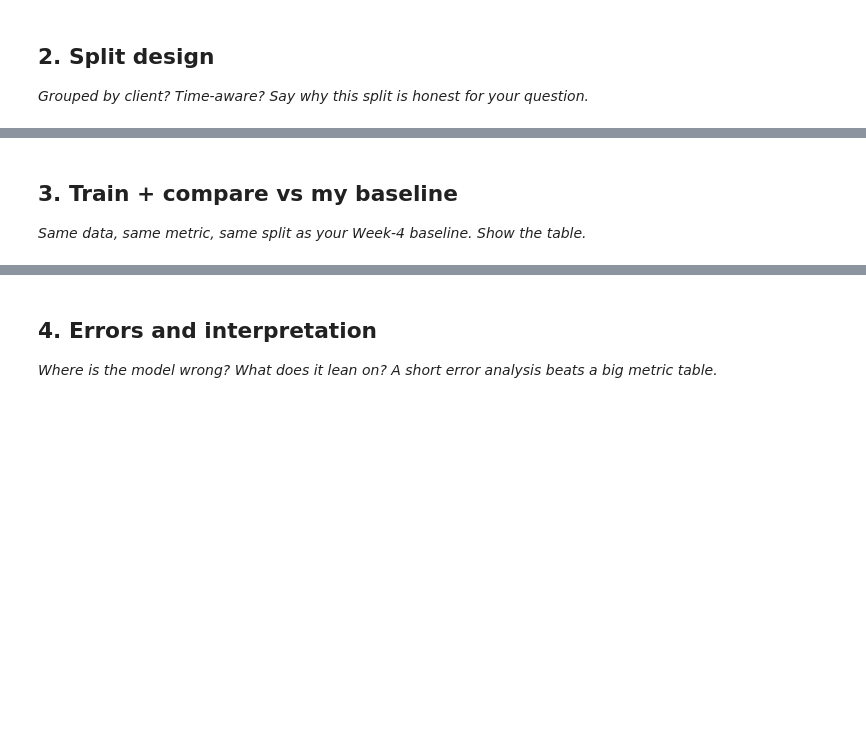
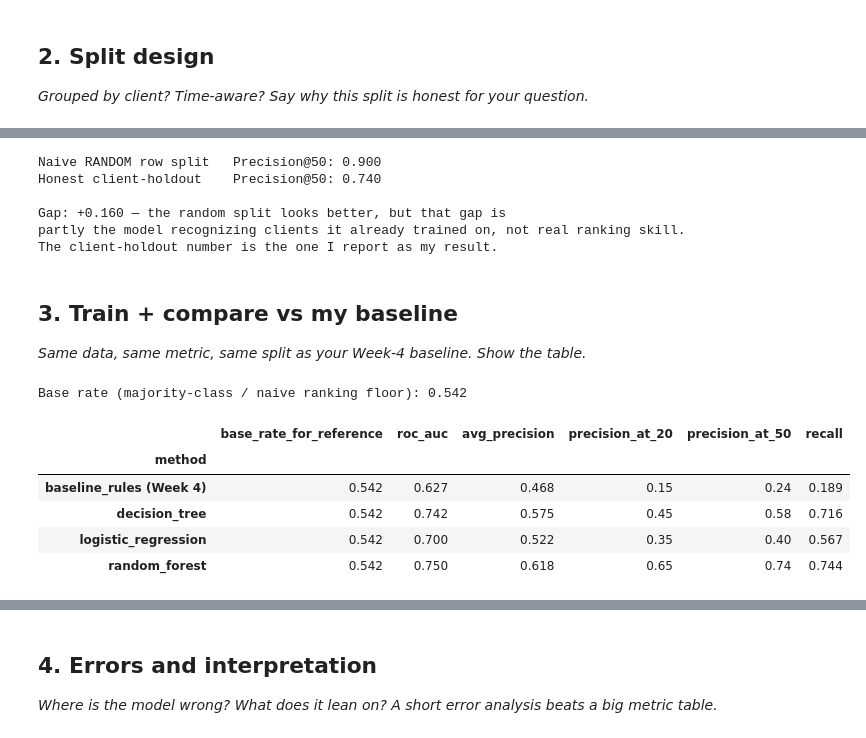
Before and after one commit to LaibaSabir1/flyrank-ml-internship-laiba_sabir, a Jupyter notebook: work/notebooks/w05_model.ipynb, the cells around one changed output, grey strips where cells are left out. Drawn from its saved outputs; the diff is of its cells as text; code cells hidden in the pictures; blank space fills up the shorter version.

```diff
--- a/work/notebooks/w05_model.ipynb
+++ b/work/notebooks/w05_model.ipynb
@@ -17,4 +154,77 @@ This skeleton is yours to fill. Work the sections **in order** — each one has
+# %%
+import sys
+sys.path.insert(0, "scripts")
+from ml_utils import MODEL_NUMERIC_FEATURES, MODEL_CATEGORICAL_FEATURES, precision_at_k
+from sklearn.model_selection import train_test_split
+from sklearn.ensemble import RandomForestClassifier
+
+frame = pd.read_csv("data/processed/refresh_feature_vector.csv")
+numeric = [c for c in MODEL_NUMERIC_FEATURES if c in frame.columns]
+categorical = [c for c in MODEL_CATEGORICAL_FEATURES if c in frame.columns]
+num = frame[numeric].apply(pd.to_numeric, errors="coerce").replace([np.inf, -np.inf], np.nan).fillna(0)
+cat = pd.get_dummies(frame[categorical].fillna("unknown").astype(str), prefix=categorical, dtype=float)
+X_all = pd.concat([num.reset_index(drop=True), cat.reset_index(drop=True)], axis=1)
+y_all = frame["is_declining_label"].astype(int)
+
+Xtr_r, Xte_r, ytr_r, yte_r = train_test_split(
+    X_all, y_all, test_size=0.2, random_state=42, stratify=y_all
+)
+rf_naive = RandomForestClassifier(
+    class_weight="balanced_subsample", max_depth=10, min_samples_leaf=25,
+    n_estimators=200, n_jobs=-1, random_state=42,
+).fit(Xtr_r, ytr_r)
+naive_p50 = precision_at_k(yte_r, rf_naive.predict_proba(Xte_r)[:, 1], 50)
+
+honest_p50 = results["models"]["random_forest"]["precision_at_50"]
+
+print(f"Naive RANDOM row split   Precision@50: {naive_p50:.3f}")
+print(f"Honest client-holdout    Precision@50: {honest_p50:.3f}")
+print(f"\nGap: {naive_p50 - honest_p50:+.3f} — the random split looks better, but that gap is")
+print("partly the model recognizing clients it already trained on, not real ranking skill.")
+print("The client-holdout number is the one I report as my result.")
+# %% [output]
+Naive RANDOM row split   Precision@50: 0.900
+Honest client-holdout    Precision@50: 0.740
+
+Gap: +0.160 — the random split looks better, but that gap is
+partly the model recognizing clients it already trained on, not real ranking skill.
+The client-holdout number is the one I report as my result.
 # %% [markdown]
 ## 3. Train + compare vs my baseline
 
 *Same data, same metric, same split as your Week-4 baseline. Show the table.*
+# %%
+# Same test set (client-holdout), same metric (Precision@50), for baseline + all 3 models.
+base_rate = results["target_positive_rate"]
+
+rows = []
+rows.append({
+    "method": "baseline_rules (Week 4)",
+    "roc_auc": results["baseline"]["baseline_roc_auc"],
+    "avg_precision": results["baseline"]["baseline_average_precision"],
+    "precision_at_20": results["baseline"]["baseline_precision_at_20"],
+    "precision_at_50": results["baseline"]["baseline_precision_at_50"],
+    "recall": results["baseline"]["baseline_recall"],
+})
+for name, m in results["models"].items():
+    rows.append({
+        "method": name,
+        "roc_auc": m["roc_auc"],
+        "avg_precision": m["average_precision"],
+        "precision_at_20": m["precision_at_20"],
+        "precision_at_50": m["precision_at_50"],
+        "recall": m["recall"],
+    })
+
+comparison = pd.DataFrame(rows).set_index("method").round(3)
+comparison.insert(0, "base_rate_for_reference", round(base_rate, 3))
+print(f"Base rate (majority-class / naive ranking floor): {base_rate:.3f}")
+comparison
+# %% [output]
+Base rate (majority-class / naive ranking floor): 0.542
+|  | base_rate_for_reference | roc_auc | avg_precision | precision_at_20 | precision_at_50 | recall |
+| method |  |  |  |  |  |  |
+| baseline_rules (Week 4) | 0.542 | 0.627 | 0.468 | 0.15 | 0.24 | 0.189 |
+| decision_tree | 0.542 | 0.742 | 0.575 | 0.45 | 0.58 | 0.716 |
+| logistic_regression | 0.542 | 0.700 | 0.522 | 0.35 | 0.40 | 0.567 |
+| random_forest | 0.542 | 0.750 | 0.618 | 0.65 | 0.74 | 0.744 |
```
Also changed, not shown: parts of 10 cells of this notebook.
